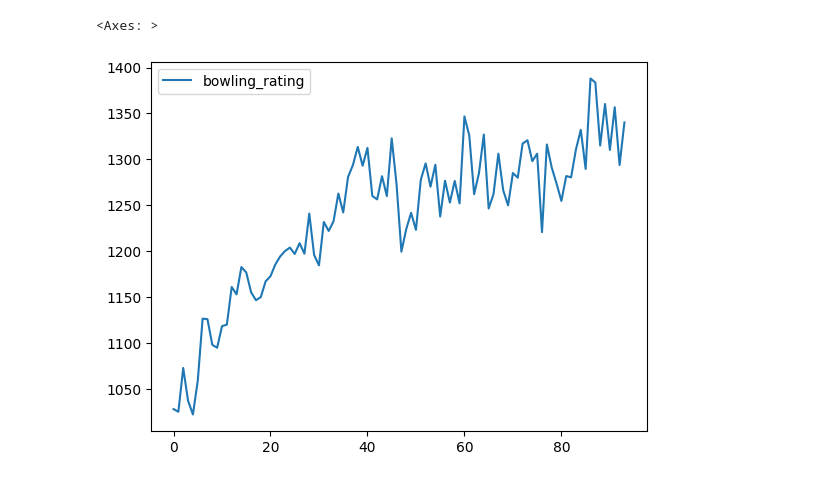
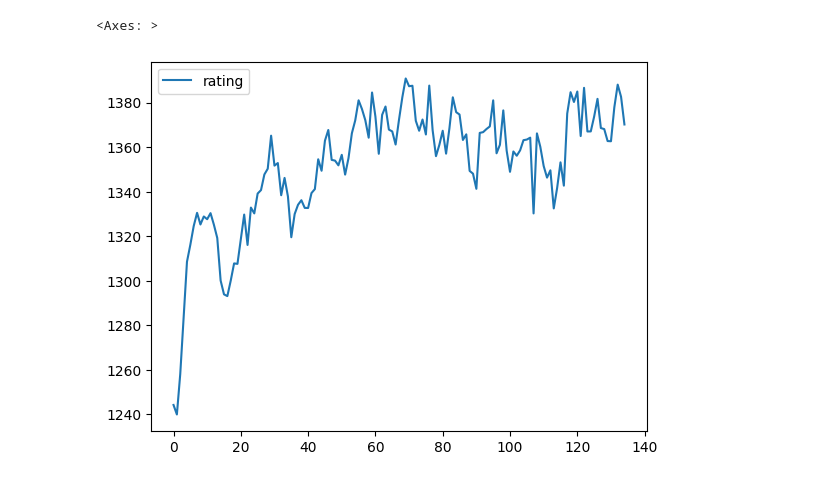
Before and after one commit to PratikParm/IPL-Elo-Ratings, a Jupyter notebook: notebooks/rating_analysis.ipynb, the cells around one changed output. Saved outputs shown, nothing was run; the diff lists cells and outputs as text; code cells hidden in the pictures.

```diff
--- a/notebooks/rating_analysis.ipynb
+++ b/notebooks/rating_analysis.ipynb
@@ -95,8 +126,8 @@ df_kohli.head()
 # %%
-bumrah = player_ratings_collection.find_one({"player_name": "JJ Bumrah"}, {"_id": 0, "player_name": 1, "ratings": 1})
-df_bumrah = pd.DataFrame(bumrah["ratings"])
+bumrah = player_ratings_collection.find_one({"player_name": "JJ Bumrah"}, {"_id": 0, "player_name": 1, "bowling_rating": 1})
+df_bumrah = pd.DataFrame(bumrah["bowling_rating"])
 df_bumrah["date"] = pd.to_datetime(df_bumrah["date"])
-df_bumrah.plot(y='bowling_rating')
+df_bumrah.plot(y='rating')
 # %% [output]
 <Axes: >
-[figure, old version]
+[figure, new version]
```
Also changed, not shown: parts of 7 cells of this notebook, 3 other files.
